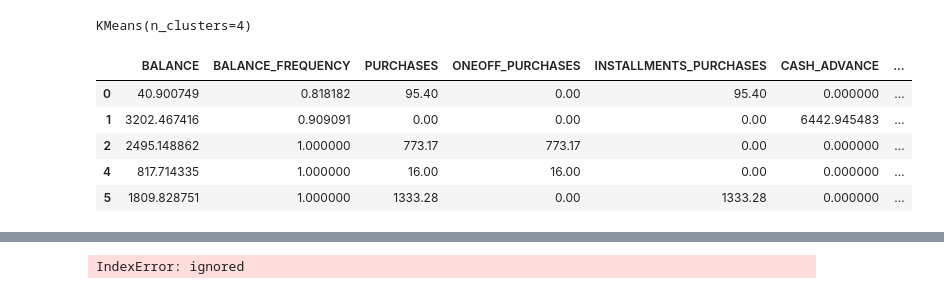
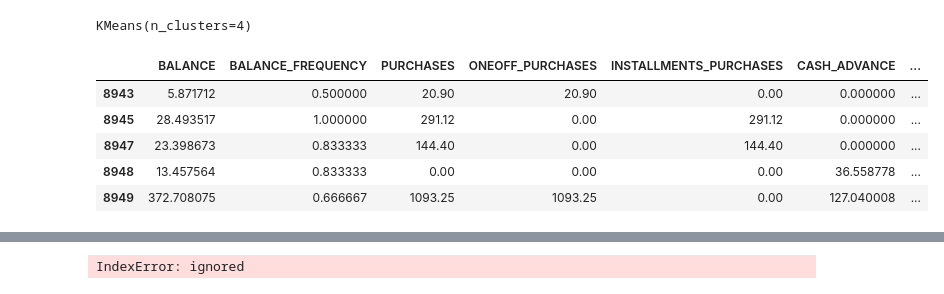
Before and after one commit to danielrodriguez007/Data_Analysis, a Jupyter notebook: Credit_Card.ipynb, the cells around one changed output, grey strips where cells are left out. Drawn from its saved outputs; the diff is of its cells as text; code cells hidden in the pictures.

```diff
--- a/Credit_Card.ipynb
+++ b/Credit_Card.ipynb
@@ -150,14 +150,14 @@ clustering.fit(data_norm)
 KMeans(n_clusters=4)
 # %%
 data['Kmeans_clusters'] = clustering.labels_
-data.head(5)
+data.tail(5)
 # %% [output]
 |  | BALANCE | BALANCE_FREQUENCY | PURCHASES | ONEOFF_PURCHASES | INSTALLMENTS_PURCHASES | CASH_ADVANCE | ... |
-| 0 | 40.900749 | 0.818182 | 95.40 | 0.00 | 95.40 | 0.000000 | ... |
-| 1 | 3202.467416 | 0.909091 | 0.00 | 0.00 | 0.00 | 6442.945483 | ... |
-| 2 | 2495.148862 | 1.000000 | 773.17 | 773.17 | 0.00 | 0.000000 | ... |
-| 4 | 817.714335 | 1.000000 | 16.00 | 16.00 | 0.00 | 0.000000 | ... |
-| 5 | 1809.828751 | 1.000000 | 1333.28 | 0.00 | 1333.28 | 0.000000 | ... |
+| 8943 | 5.871712 | 0.500000 | 20.90 | 20.90 | 0.00 | 0.000000 | ... |
+| 8945 | 28.493517 | 1.000000 | 291.12 | 0.00 | 291.12 | 0.000000 | ... |
+| 8947 | 23.398673 | 0.833333 | 144.40 | 0.00 | 144.40 | 0.000000 | ... |
+| 8948 | 13.457564 | 0.833333 | 0.00 | 0.00 | 0.00 | 36.558778 | ... |
+| 8949 | 372.708075 | 0.666667 | 1093.25 | 1093.25 | 0.00 | 127.040008 | ... |
 # %%
 from sklearn.decomposition import PCA
 
```
Also changed, not shown: parts of 1 cell of this notebook.
